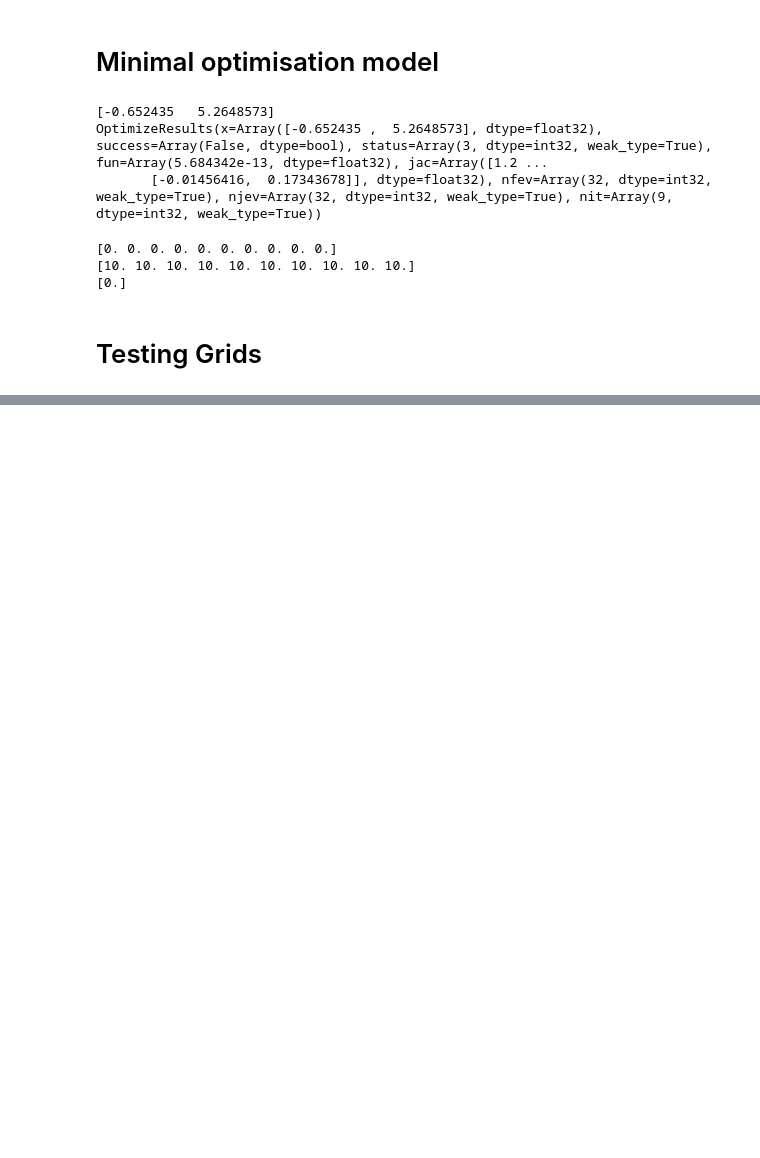
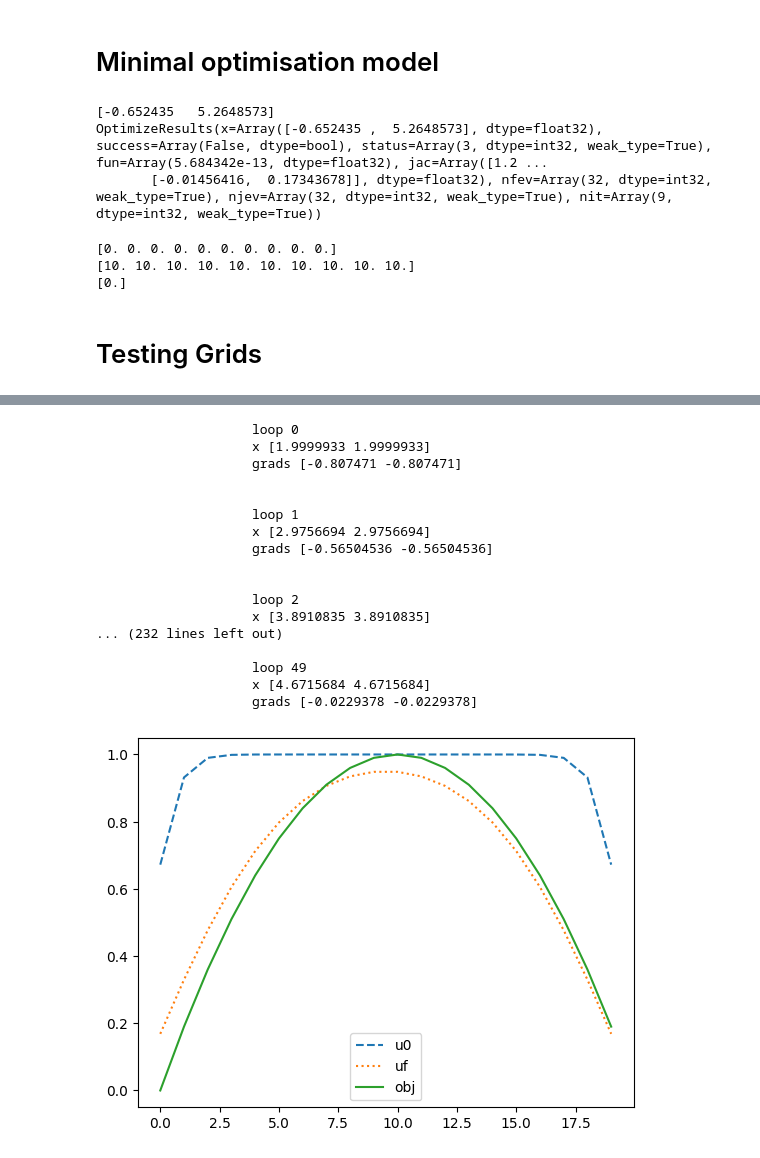
Before and after one commit to meom-group/tunax, a Jupyter notebook: notebooks/fitting_k_eps.ipynb, the cells around one changed output, grey strips where cells are left out. Saved outputs shown, nothing was run; the diff lists cells and outputs as text; code cells hidden in the pictures; blank space fills up the shorter version.

```diff
--- a/notebooks/fitting_k_eps.ipynb
+++ b/notebooks/fitting_k_eps.ipynb
@@ -219,21 +219,3 @@ print(res.x)
 [0.]
 # %% [markdown]
 # Testing Grids
-# %%
-import sys
-import os
-os.chdir('../src')
-from grid import Grid
-import jax.numpy as jnp
-from case import Case
-from model import State
-
-u = jnp.ones(5)
-g = Grid.linear(5, 10)
-s = State(g, u)
-
-case = Case(1., 1.)
-
-clo_params = jnp.ones(1)
-
-s = s.closure1(case, clo_params)
@@ -258,0 +222,59 @@ Array([0., 0., 0., 0., 0., 0., 0., 0., 0., 0.], dtype=float32)
+# %%
+import sys
+import os
+os.chdir('../src')
+from grid import Grid
+import jax.numpy as jnp
+from case import Case
+from model import State, Experience
+from fitter import Fitter, Fittable, CoefFitParams
+
+import matplotlib.pyplot as plt
+nz = 20
+
+# experience
+g = Grid.linear(nz, 200)
+u0 = jnp.ones(nz)
+state0 = State(g, u0)
+
+nt = 50
+case = Case()
+
+# observation
+x = jnp.arange(nz)
+u_obs = -4*x*(x-nz)/(nz**2)
+state_obs = State(g, u_obs)
+
+# fitter
+alpha_par = Fittable(True, min_bound=0., max_bound=10., init_val=1.)
+beta_par = Fittable(False, fixed_val=1.)
+coef_fit_params = CoefFitParams({'alpha': alpha_par, 'beta': beta_par})
+nloop = 50
+learning_rate = 1.
+verbatim = True
+
+
+f = Fitter(coef_fit_params, nloop, nt, g, state0, case, state_obs, learning_rate, verbatim)
+
+clo_parf = f.fit_loop()
+
+f.plot_res(clo_parf)
+# %% [output]
+                    loop 0
+                    x [1.9999933 1.9999933]
+                    grads [-0.807471 -0.807471]
+
+
+                    loop 1
+                    x [2.9756694 2.9756694]
+                    grads [-0.56504536 -0.56504536]
+
+
+                    loop 2
+                    x [3.8910835 3.8910835]
+... (232 lines left out)
+
+                    loop 49
+                    x [4.6715684 4.6715684]
+                    grads [-0.0229378 -0.0229378]
+[figure, added]
```
Also changed, not shown: parts of 4 cells of this notebook, 3 other files.
